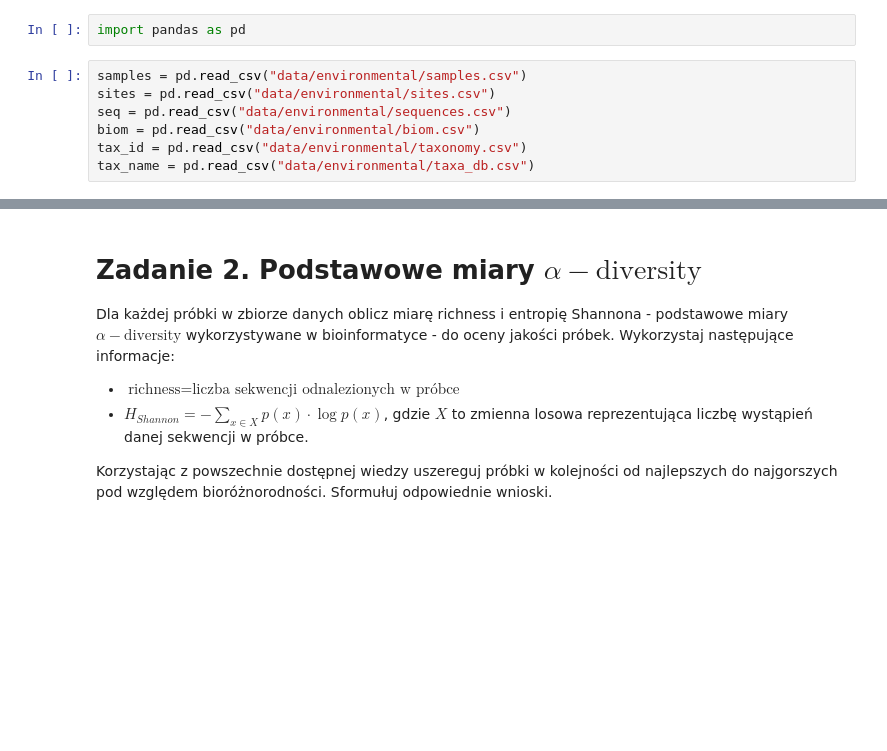
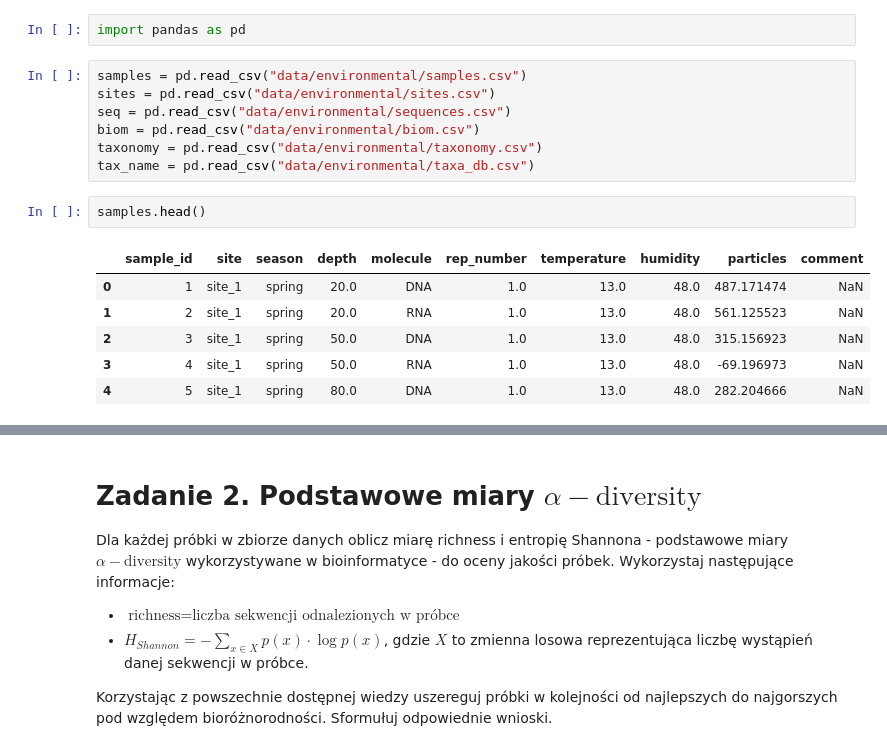
Before and after one commit to ligusoliwia/podstawy_programowania, a Jupyter notebook: moduły python/prace domowe/pandas_2.ipynb, the cells around one changed output, grey strips where cells are left out. Drawn from its saved outputs; the diff is of its cells as text; blank space fills up the shorter version.

```diff
--- a/moduły python/prace domowe/pandas_2.ipynb
+++ b/moduły python/prace domowe/pandas_2.ipynb
@@ -18,5 +18,14 @@ samples = pd.read_csv("data/environmental/samples.csv")
 sites = pd.read_csv("data/environmental/sites.csv")
 seq = pd.read_csv("data/environmental/sequences.csv")
 biom = pd.read_csv("data/environmental/biom.csv")
-tax_id = pd.read_csv("data/environmental/taxonomy.csv")
+taxonomy = pd.read_csv("data/environmental/taxonomy.csv")
 tax_name = pd.read_csv("data/environmental/taxa_db.csv")
+# %%
+samples.head()
+# %% [output]
+|  | sample_id | site | season | depth | molecule | rep_number | temperature | humidity | particles | comment |
+| 0 | 1 | site_1 | spring | 20.0 | DNA | 1.0 | 13.0 | 48.0 | 487.171474 | NaN |
+| 1 | 2 | site_1 | spring | 20.0 | RNA | 1.0 | 13.0 | 48.0 | 561.125523 | NaN |
+| 2 | 3 | site_1 | spring | 50.0 | DNA | 1.0 | 13.0 | 48.0 | 315.156923 | NaN |
+| 3 | 4 | site_1 | spring | 50.0 | RNA | 1.0 | 13.0 | 48.0 | -69.196973 | NaN |
+| 4 | 5 | site_1 | spring | 80.0 | DNA | 1.0 | 13.0 | 48.0 | 282.204666 | NaN |
```
Also changed, not shown: parts of 38 cells of this notebook, 4 other files.
